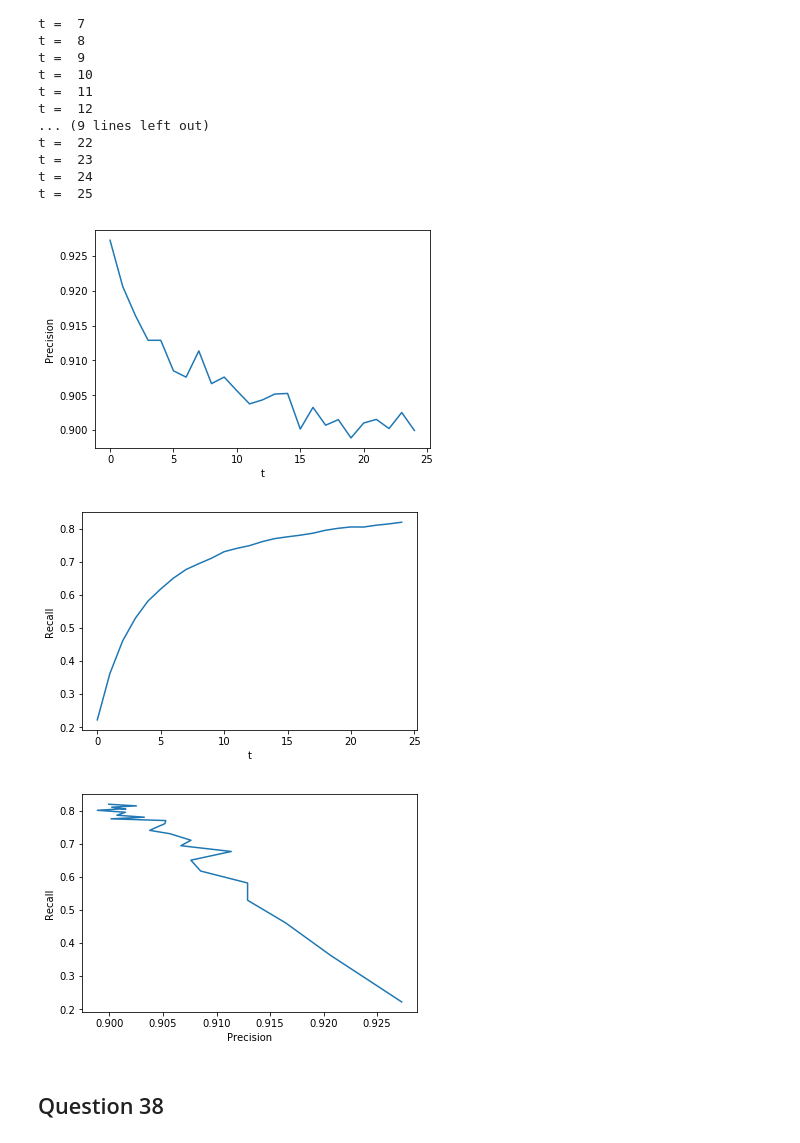
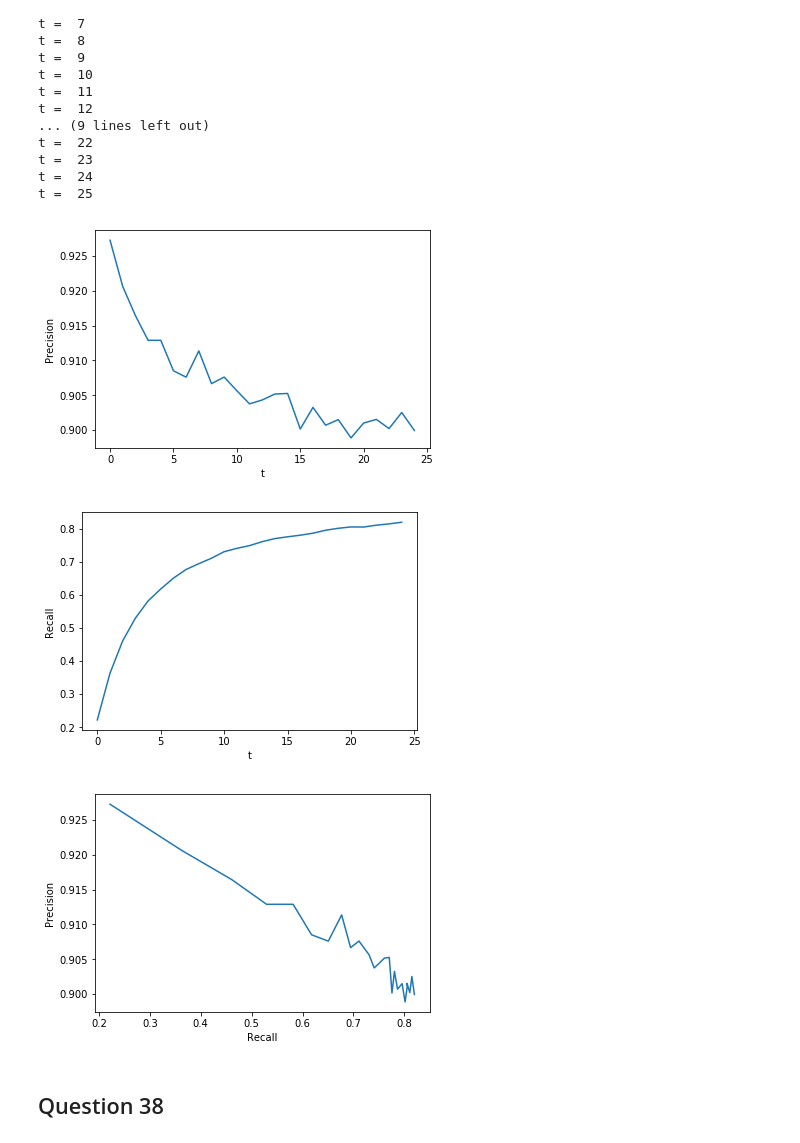
Before and after one commit to ruizhi92/ECE219-Large-Scale-Data-Mining, a Jupyter notebook: project3_recommender_system/Project_3_Q34-39 Ranking.ipynb, the cells around one changed output. Cells and saved outputs as stored; diff of their text form; code cells hidden in the pictures.

```diff
--- a/project3_recommender_system/Project_3_Q34-39 Ranking.ipynb
+++ b/project3_recommender_system/Project_3_Q34-39 Ranking.ipynb
@@ -278,25 +278,25 @@ t =  25
 # %%
 plt.plot(prec_hist2)
 # plt.title("Precision vs number of top recommendations t")
 plt.xlabel('t')
 plt.ylabel('Precision')
 plt.show()
 
 plt.plot(rec_hist2)
 # plt.title("Recall vs number of top recommendations t")
 plt.xlabel('t')
 plt.ylabel('Recall')
 plt.show()
 
-plt.plot(prec_hist2, rec_hist2)
-# plt.title("Precision vs Recall")
-plt.xlabel('Precision')
-plt.ylabel('Recall')
+plt.plot(rec_hist2, prec_hist2)
+# plt.title("Recall vs Precision")
+plt.xlabel('Recall')
+plt.ylabel('Precision')
 plt.show()
 # %% [output]
 [figure]
 [figure]
-[figure, old version]
+[figure, new version]
 # %% [markdown]
 ## Question 38
 # %%
```
Also changed, not shown: parts of 3 cells of this notebook.
